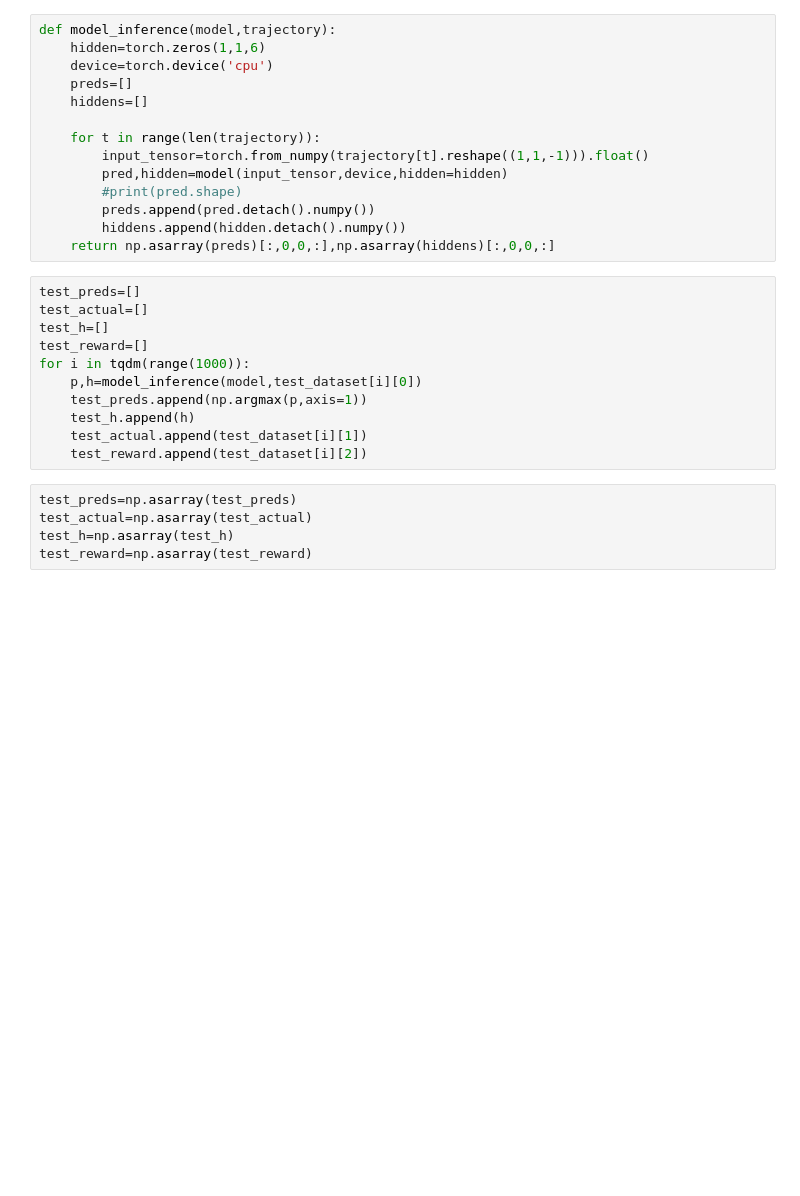
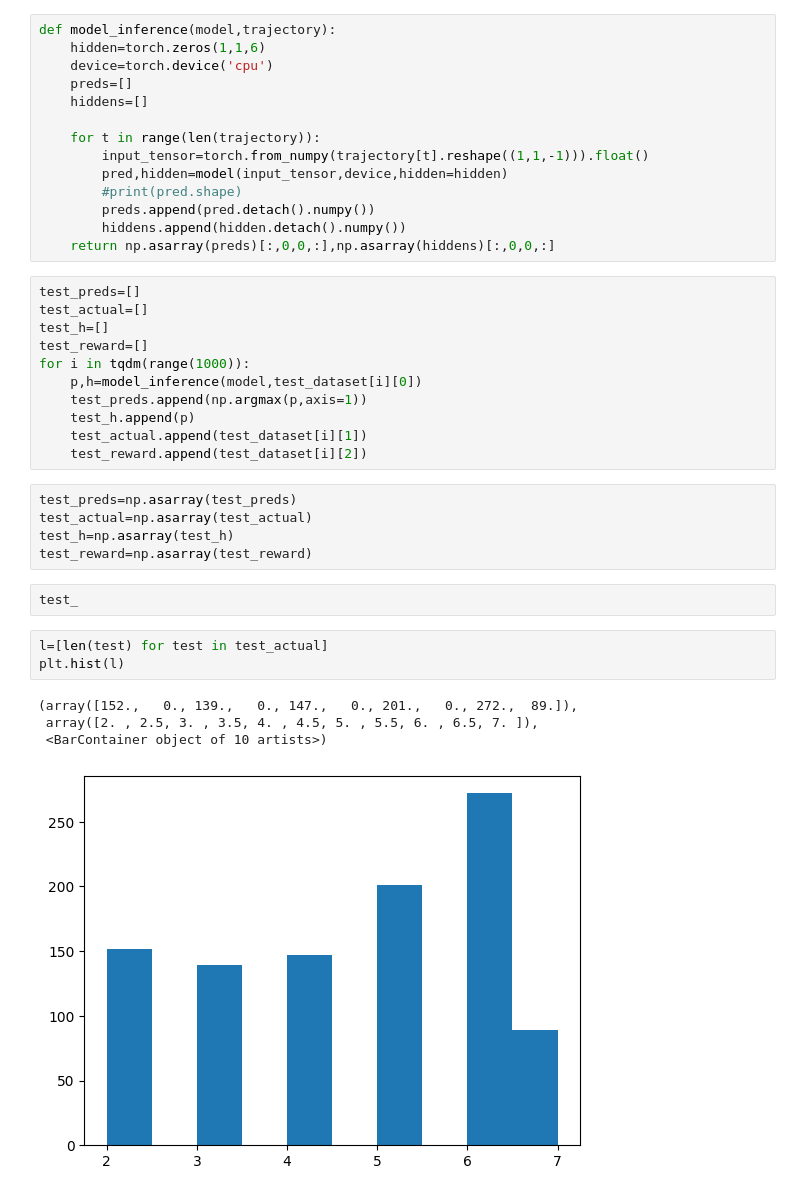
Before and after one commit to SixingChen028/eyeplan_tinyrnn, a Jupyter notebook: test_timeout_network.ipynb, the cells around one changed output. Cells and saved outputs as stored; diff of their text form; blank space fills up the shorter version.

```diff
--- a/test_timeout_network.ipynb
+++ b/test_timeout_network.ipynb
@@ -214,7 +233,7 @@ test_reward=[]
 for i in tqdm(range(1000)):
     p,h=model_inference(model,test_dataset[i][0])
     test_preds.append(np.argmax(p,axis=1))
-    test_h.append(h)
+    test_h.append(p)
     test_actual.append(test_dataset[i][1])
     test_reward.append(test_dataset[i][2])
 # %%
@@ -222,5 +241,15 @@ test_preds=np.asarray(test_preds)
 test_actual=np.asarray(test_actual)
 test_h=np.asarray(test_h)
 test_reward=np.asarray(test_reward)
+# %%
+test_
+# %%
+l=[len(test) for test in test_actual]
+plt.hist(l)
+# %% [output]
+(array([152.,   0., 139.,   0., 147.,   0., 201.,   0., 272.,  89.]),
+ array([2. , 2.5, 3. , 3.5, 4. , 4.5, 5. , 5.5, 6. , 6.5, 7. ]),
+ <BarContainer object of 10 artists>)
+[figure, added]
 # %%
 import seaborn as sns
```
Also changed, not shown: parts of 18 cells of this notebook, 5 other files.
